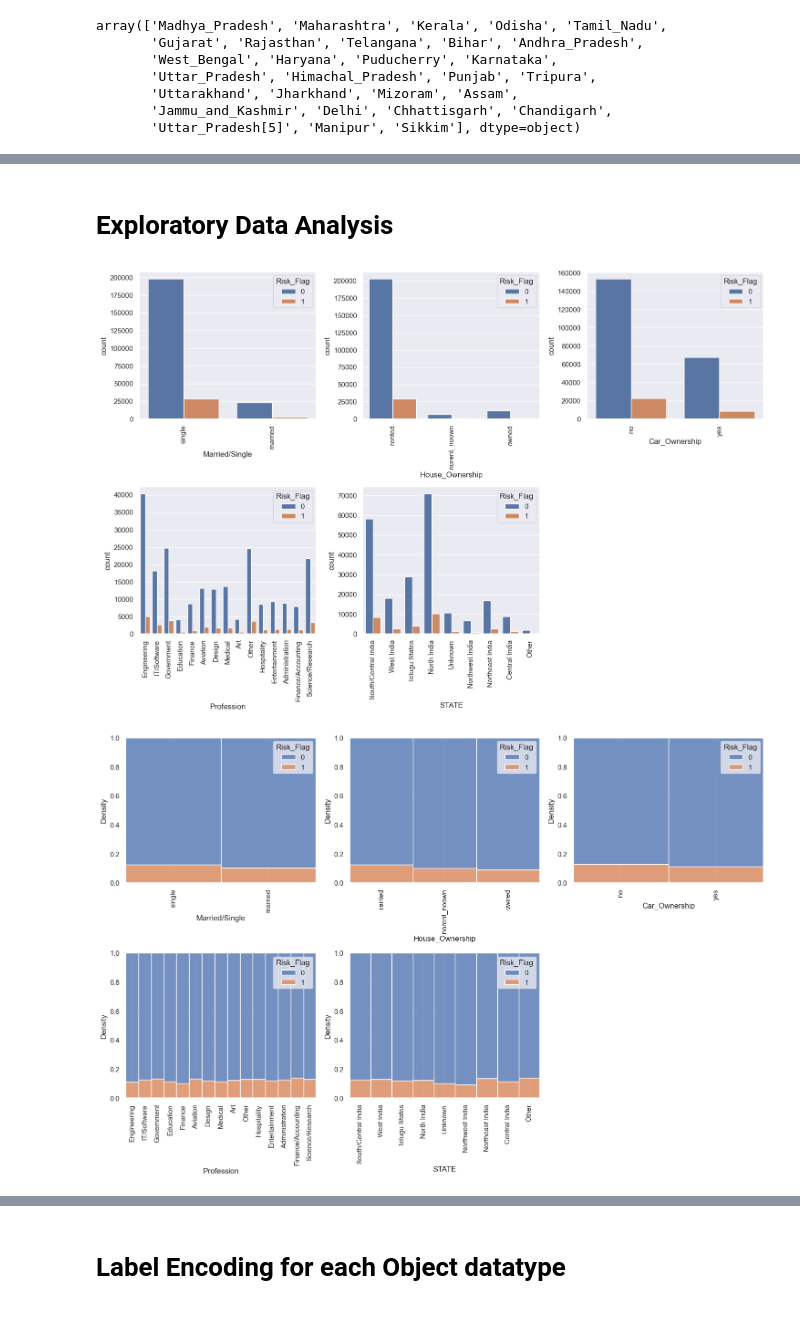
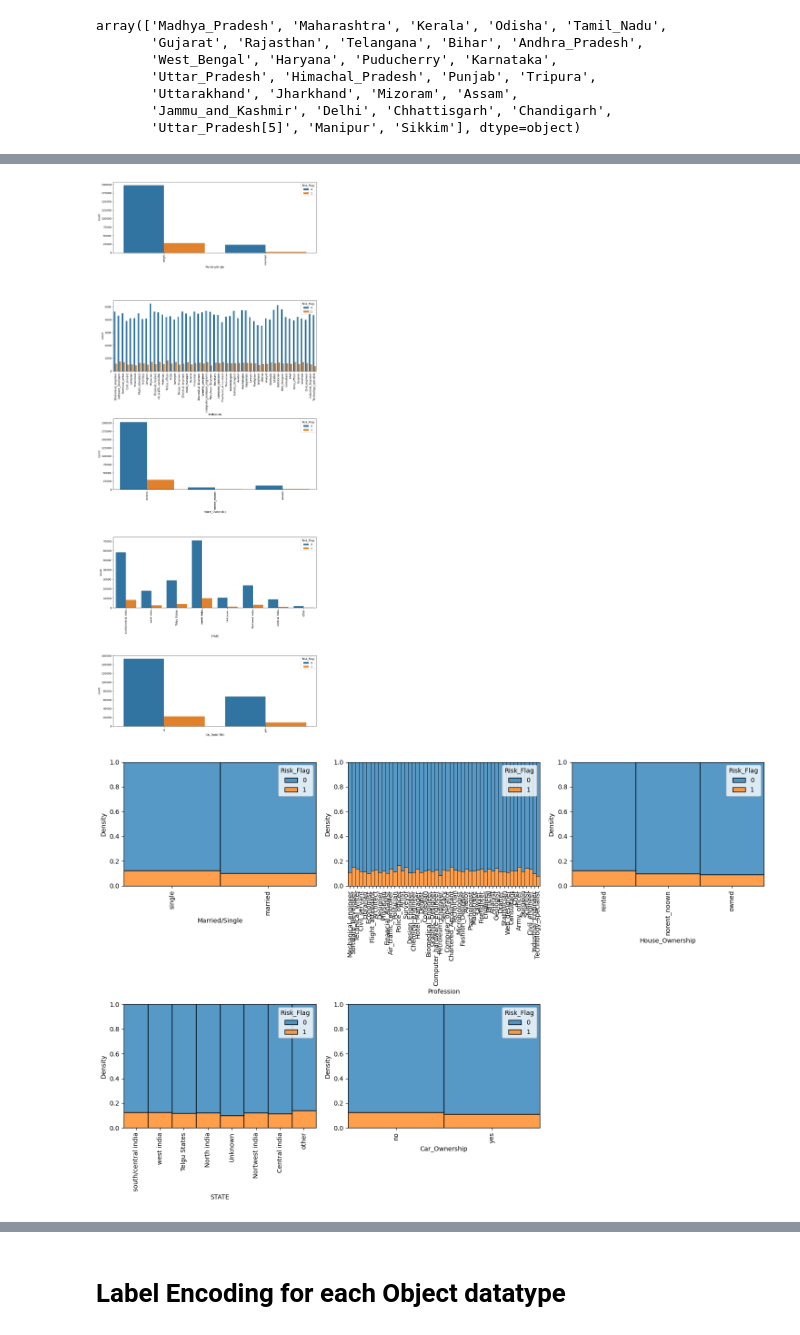
Before and after one commit to Vivek9026/machine-learning-, a Jupyter notebook: Loan_Prediction_Based_on_Customer_Behavior.ipynb, the cells around one changed output, grey strips where cells are left out. Saved outputs shown, nothing was run; the diff lists cells and outputs as text; code cells hidden in the pictures.

```diff
--- a/Loan_Prediction_Based_on_Customer_Behavior.ipynb
+++ b/Loan_Prediction_Based_on_Customer_Behavior.ipynb
@@ -3,5 +3,4 @@ import pandas as pd
 import seaborn as sns
 import numpy as np
 import matplotlib.pyplot as plt
-sns.set_theme(color_codes=True)
 # %%
@@ -153,56 +195,40 @@ df.head()
-# %% [markdown]
-# Exploratory Data Analysis
 # %%
-# list of categorical variables to plot
-cat_vars = ['Married/Single', 'House_Ownership', 'Car_Ownership',
-            'Profession', 'STATE']
+#list of categorical variable to plot
+cat_vars=['Married/Single','Profession','House_Ownership','STATE','Car_Ownership']
+#create figure subplot
+fig, axs=plt.subplots(len(cat_vars),1,figsize=(12,len(cat_vars)*6))
+axs=axs.flatten()
+#create bar plot for each categorical variable
+for i , var in enumerate(cat_vars):
+    sns.countplot(x=var,hue='Risk_Flag',data=df,ax=axs[i])
+    axs[i].set_xticklabels(axs[i].get_xticklabels(),rotation=90)
+#adjust spacing btween subplots
+plt.tight_layout()
+#remove the sixth subplot
 
-# create figure with subplots
-fig, axs = plt.subplots(nrows=2, ncols=3, figsize=(15, 10))
-axs = axs.flatten()
-
-# create barplot for each categorical variable
-for i, var in enumerate(cat_vars):
-    sns.countplot(x=var, hue='Risk_Flag', data=df, ax=axs[i])
-    axs[i].set_xticklabels(axs[i].get_xticklabels(), rotation=90)
-
-# adjust spacing between subplots
-fig.tight_layout()
-
-# remove the sixth subplot
-fig.delaxes(axs[5])
-
-# show plot
 plt.show()
 # %% [output]
-[figure, old version]
+[figure, new version]
 # %%
 import warnings
 warnings.filterwarnings("ignore")
-# get list of categorical variables
-cat_vars = ['Married/Single', 'House_Ownership', 'Car_Ownership',
-            'Profession', 'STATE']
-
-# create figure with subplots
+#get list  of categorical variable
+cat_vars=['Married/Single','Profession','House_Ownership','STATE','Car_Ownership']
 fig, axs = plt.subplots(nrows=2, ncols=3, figsize=(15, 10))
 axs = axs.flatten()
-
-# create histplot for each categorical variable
-for i, var in enumerate(cat_vars):
-    sns.histplot(x=var, hue='Risk_Flag', data=df, ax=axs[i], multiple="fill", kde=False, element="bars", fill=True, stat='density')
-    axs[i].set_xticklabels(df[var].unique(), rotation=90)
+#fig axs =plt.subplots(len(cat_vars),1,figsize=(12,len(cat_vars)*6))
+#axs=axs.flatten()
+#create hist plot for each categorical
+for i , var in enumerate(cat_vars):
+    sns.histplot(x=var,hue='Risk_Flag',data=df, ax=axs[i],multiple='fill',kde=False,element='bars',fill='True',stat='density')
+    axs[i].set_xticklabels(df[var].unique(),rotation=90)
     axs[i].set_xlabel(var)
 
-# adjust spacing between subplots
 fig.tight_layout()
-
-# remove the sixth subplot
 fig.delaxes(axs[5])
-
-# show plot
 plt.show()
 # %% [output]
-[figure, old version]
+[figure, new version]
 # %%
 # Specify the maximum number of categories to show individually
 max_categories = 5
```
Also changed, not shown: parts of 46 cells of this notebook.
